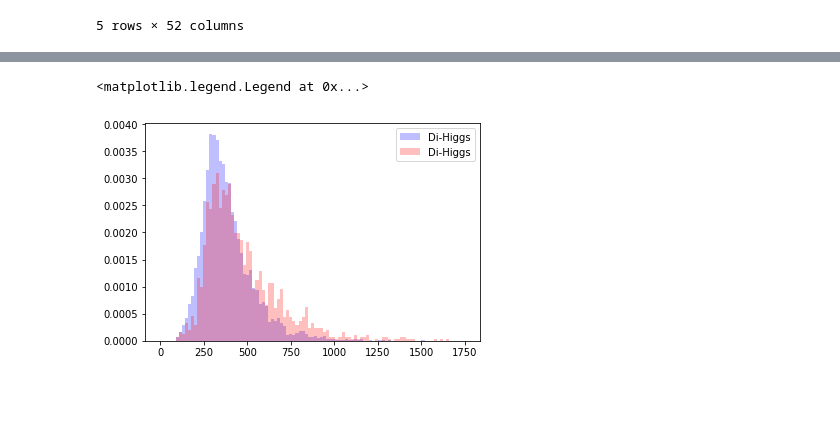
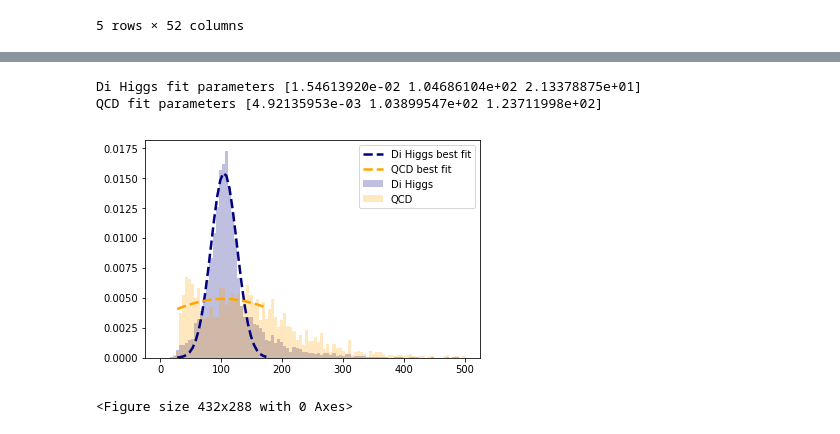
Before and after one commit to neu-physics/dihiggsMLProject, a Jupyter notebook: higgsReconstruction/EventPlotting/plotting.ipynb, the cells around one changed output, grey strips where cells are left out. Cells and saved outputs as stored; diff of their text form; code cells hidden in the pictures; blank space fills up the shorter version.

```diff
--- a/higgsReconstruction/EventPlotting/plotting.ipynb
+++ b/higgsReconstruction/EventPlotting/plotting.ipynb
@@ -75,23 +145,34 @@ hh.head()
 # %%
 ##############################################################
-##                 NORMED HH MASS PER EVENT                 ##
+##                NORMED H_1 MASS PER EVENT                 ##
 ##############################################################
+# best fit of data
+(mu_hh, sigma_hh) = norm.fit(hh.h1_mass)
+(mu_qcd, sigma_qcd) = norm.fit(qcd.h1_mass)
 
-# best fit of higgs
-(mu_hh, sigma_hh) = norm.fit(hh.h1_mass)
+# get hist data for fitting
+n_hh, bins_hh, patches = plt.hist(hh.h1_mass, density=1, facecolor='blue', alpha=0.25, label="Di-Higgs", bins=np.linspace(0, 500, 100) )
+n_qcd, bins_qcd, patches = plt.hist(qcd.h1_mass, density=1, facecolor='red', alpha=0.25, label="QCD", bins=np.linspace(0,500,num=100))
+plt.clf()
 
-# the histogram of the data
-n_hh, bins_hh, patches = plt.hist(hh.hh_mass, density=1, facecolor='blue', alpha=0.25, label="Di-Higgs", bins=np.linspace(0, 1750, 100))
+bins = bins_hh
 
-# Best fit of QCD
-(mu_qcd, sigma_qcd) = norm.fit(qcd.hh_mass)
+lbh1 = 5
+ubh1 = 35
 
-# the histogram of the data
-n_qcd, bins_qcd, patches = plt.hist(qcd.hh_mass, density=1, facecolor='red', alpha=0.25, label="Di-Higgs", bins=np.linspace(0, 1750, 100))
+## Di Higgs
+plotHistWithFitLine(gaussian_fit, bins, n_hh, "Di Higgs","navy", (lbh1,ubh1), [.03, 100, 10], True)
 
-bin_centers = bins_hh + ((bins_hh[1]-bins_hh[0])/2)
-bin_centers=bin_centers[:-1]
+## QCD
+plotHistWithFitLine(gaussian_fit, bins, n_qcd, "QCD","orange", (lbh1,ubh1), [.03, 100, 10], True)
+
 plt.legend()
+
+plt.show()
+plt.clf()
+### for this to properly run, it needs to be re run from the top of "normed H1 mass"
 # %% [output]
-<matplotlib.legend.Legend at 0x...>
+Di Higgs fit parameters [1.54613920e-02 1.04686104e+02 2.13378875e+01]
+QCD fit parameters [4.92135953e-03 1.03899547e+02 1.23711998e+02]
-[figure, old version]
+[figure, new version]
+<Figure size 432x288 with 0 Axes>
```
Also changed, not shown: parts of 26 cells of this notebook.
